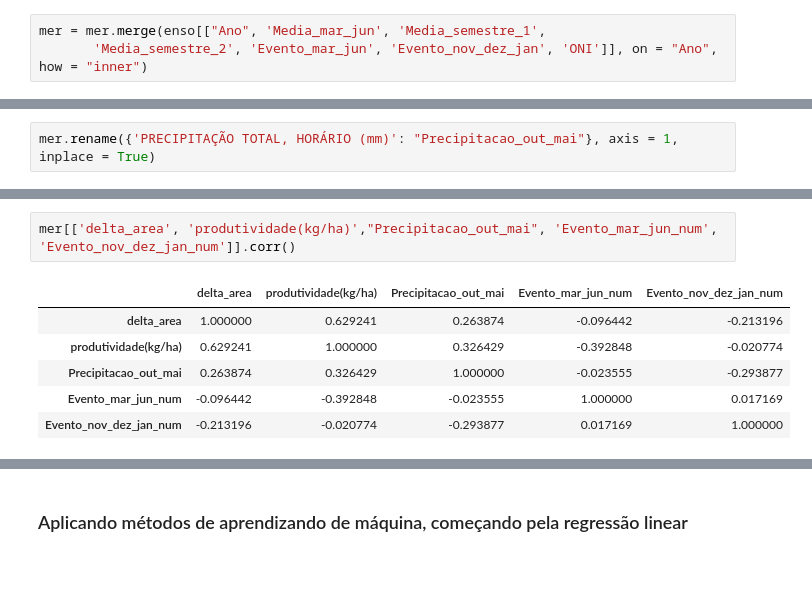
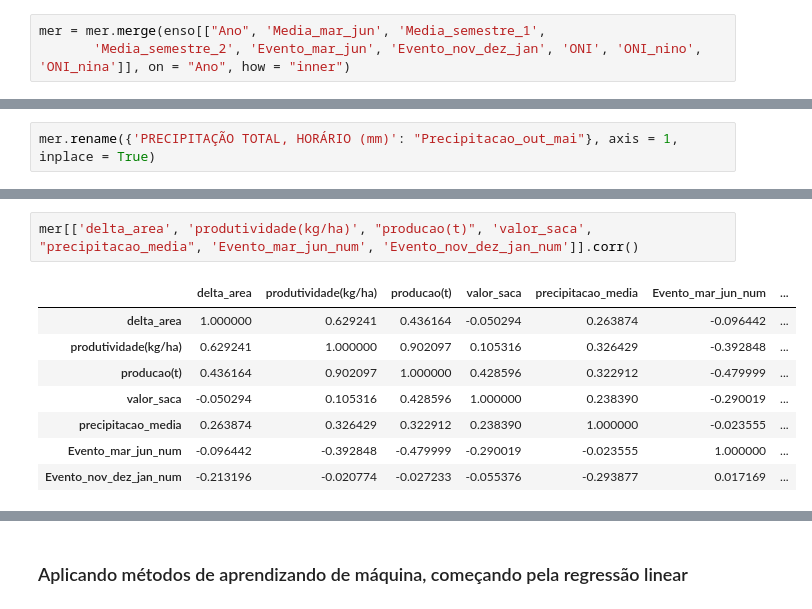
Before and after one commit to bernardo-viscardi/Enso, a Jupyter notebook: IBGE_PAM.ipynb, the cells around one changed output, grey strips where cells are left out. Saved outputs shown, nothing was run; the diff lists cells and outputs as text; blank space fills up the shorter version.

```diff
--- a/IBGE_PAM.ipynb
+++ b/IBGE_PAM.ipynb
@@ -143,7 +135,7 @@ Index(['Ano', 'Jan', 'Fev', 'Mar', 'Abr', 'Mai', 'Jun', 'Jul', 'Ago', 'Set',
       dtype='object')
 # %%
 mer = mer.merge(enso[["Ano", 'Media_mar_jun', 'Media_semestre_1',
-       'Media_semestre_2', 'Evento_mar_jun', 'Evento_nov_dez_jan', 'ONI']], on = "Ano", how = "inner")
+       'Media_semestre_2', 'Evento_mar_jun', 'Evento_nov_dez_jan', 'ONI', 'ONI_nino', 'ONI_nina']], on = "Ano", how = "inner")
 # %%
 from sklearn.preprocessing import LabelEncoder
 
@@ -181,9 +202,11 @@ mer.rename({'PRECIPITAÇÃO TOTAL, HORÁRIO (mm)': "Precipitacao_out_mai"}, axis
 # %%
-mer[['delta_area', 'produtividade(kg/ha)',"Precipitacao_out_mai", 'Evento_mar_jun_num', 'Evento_nov_dez_jan_num']].corr()
+mer[['delta_area', 'produtividade(kg/ha)', "producao(t)", 'valor_saca', "precipitacao_media", 'Evento_mar_jun_num', 'Evento_nov_dez_jan_num']].corr()
 # %% [output]
-|  | delta_area | produtividade(kg/ha) | Precipitacao_out_mai | Evento_mar_jun_num | Evento_nov_dez_jan_num |
-| delta_area | 1.000000 | 0.629241 | 0.263874 | -0.096442 | -0.213196 |
-| produtividade(kg/ha) | 0.629241 | 1.000000 | 0.326429 | -0.392848 | -0.020774 |
-| Precipitacao_out_mai | 0.263874 | 0.326429 | 1.000000 | -0.023555 | -0.293877 |
-| Evento_mar_jun_num | -0.096442 | -0.392848 | -0.023555 | 1.000000 | 0.017169 |
-| Evento_nov_dez_jan_num | -0.213196 | -0.020774 | -0.293877 | 0.017169 | 1.000000 |
+|  | delta_area | produtividade(kg/ha) | producao(t) | valor_saca | precipitacao_media | Evento_mar_jun_num | ... |
+| delta_area | 1.000000 | 0.629241 | 0.436164 | -0.050294 | 0.263874 | -0.096442 | ... |
+| produtividade(kg/ha) | 0.629241 | 1.000000 | 0.902097 | 0.105316 | 0.326429 | -0.392848 | ... |
+| producao(t) | 0.436164 | 0.902097 | 1.000000 | 0.428596 | 0.322912 | -0.479999 | ... |
+| valor_saca | -0.050294 | 0.105316 | 0.428596 | 1.000000 | 0.238390 | -0.290019 | ... |
+| precipitacao_media | 0.263874 | 0.326429 | 0.322912 | 0.238390 | 1.000000 | -0.023555 | ... |
+| Evento_mar_jun_num | -0.096442 | -0.392848 | -0.479999 | -0.290019 | -0.023555 | 1.000000 | ... |
+| Evento_nov_dez_jan_num | -0.213196 | -0.020774 | -0.027233 | -0.055376 | -0.293877 | 0.017169 | ... |
```
Also changed, not shown: parts of 41 cells of this notebook, 1 other file.
